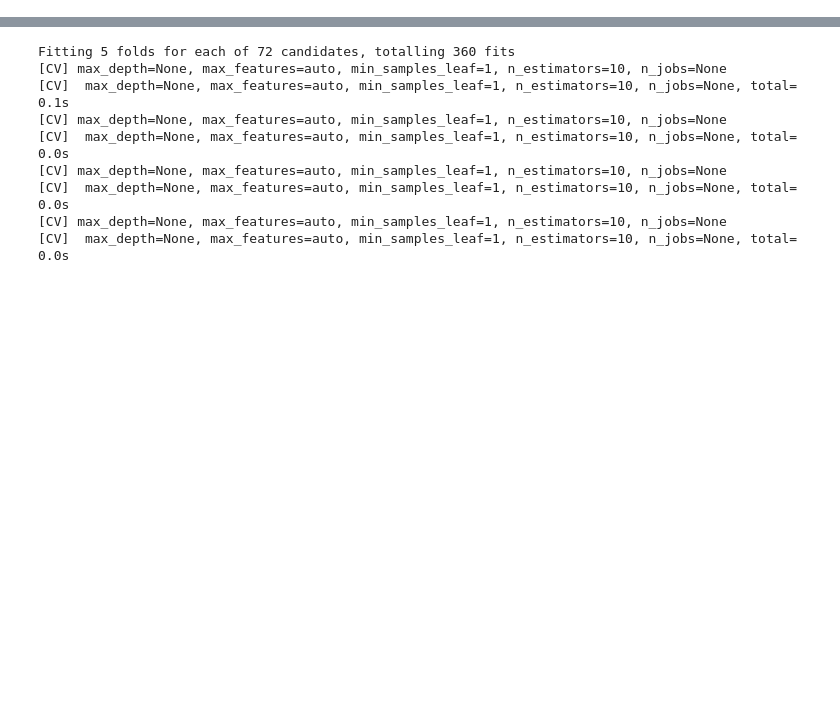
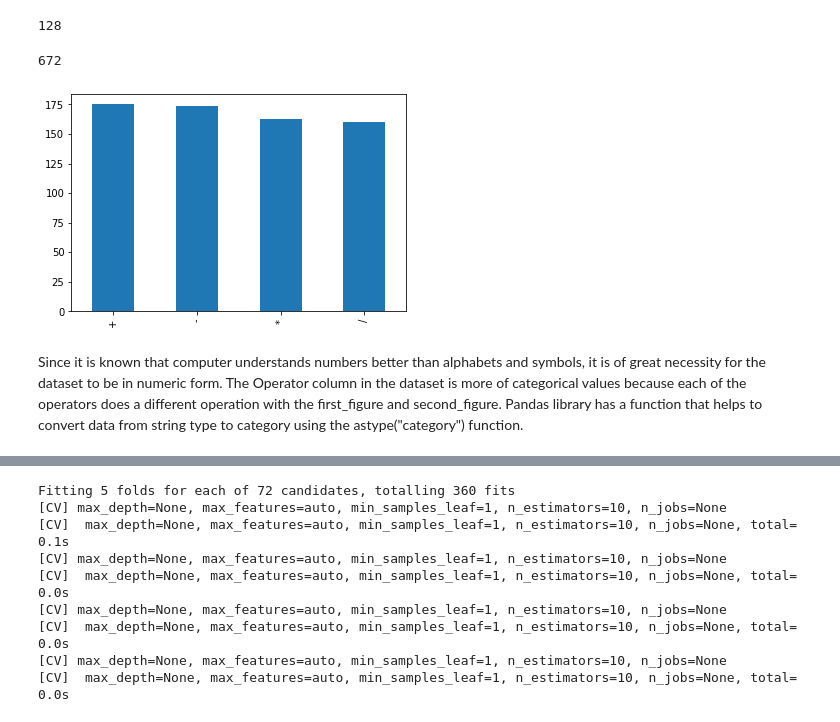
Before and after one commit to Oluwafemi-John20/Arithmetic_model, a Jupyter notebook: Simple_Arithmetic_Project_.ipynb, the cells around one changed output, grey strips where cells are left out. Saved outputs shown, nothing was run; the diff lists cells and outputs as text; code cells hidden in the pictures; blank space fills up the shorter version.

Commit message:
Updated note
The note is updated with better communication and detailed explanation of the steps taken.

```diff
--- a/Simple_Arithmetic_Project_.ipynb
+++ b/Simple_Arithmetic_Project_.ipynb
@@ -103,0 +54,21 @@ r2_score(y_test, y_preds)
+# %%
+# Sum all duplicated values in the dataset
+data.duplicated().sum()
+# %% [output]
+128
+# %%
+# Dropping duplicated values in the dataset and keeping the first occurences
+data.drop_duplicates(inplace=True, keep="first")
+# %%
+# checking the quantity of data we have left after dropping duplicated values
+len(data)
+# %% [output]
+672
+# %%
+# The quantity of available data has a very big influence on the performance of the model...
+# Checking the distribution of each operator in the dataset
+data.Operator.value_counts().plot.bar();
+# %% [output]
+[figure, added]
+# %% [markdown]
+Since it is known that computer understands numbers better than alphabets and symbols, it is of great necessity for the dataset to be in numeric form. The Operator column in the dataset is more of categorical values because each of the operators does a different operation with the first_figure and second_figure. Pandas library has a function that helps to convert data from string type to category using the astype("category") function.
```
Also changed, not shown: parts of 49 cells of this notebook.
